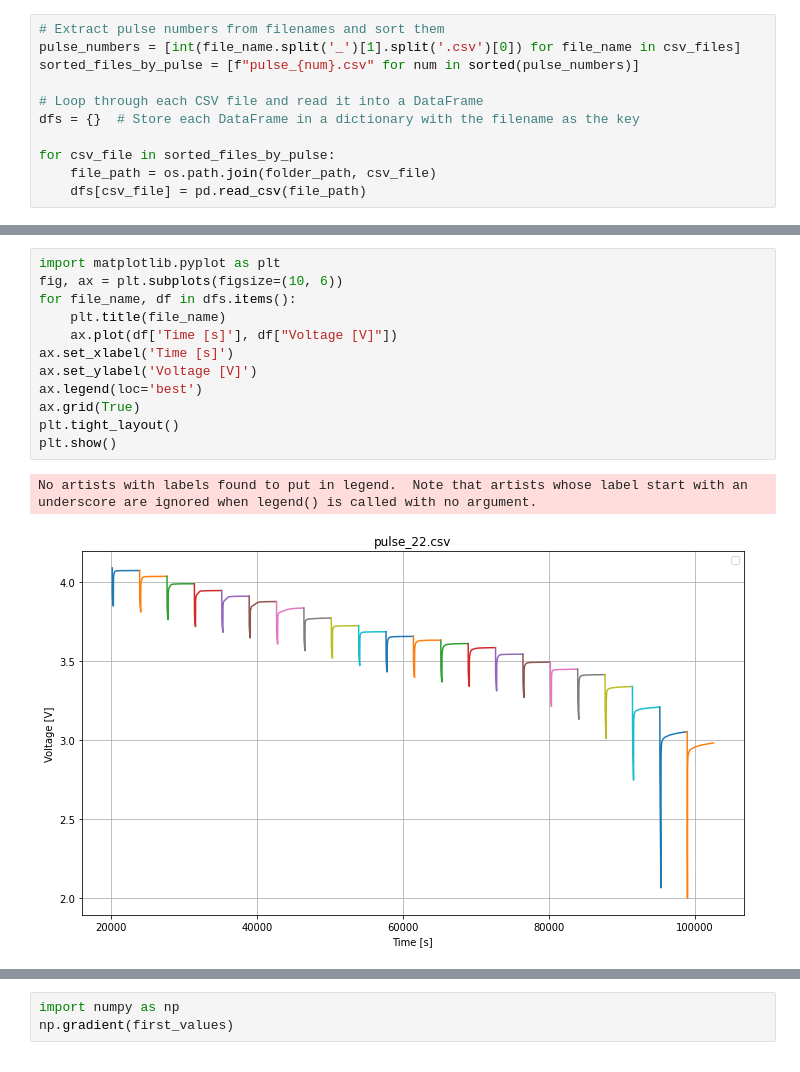
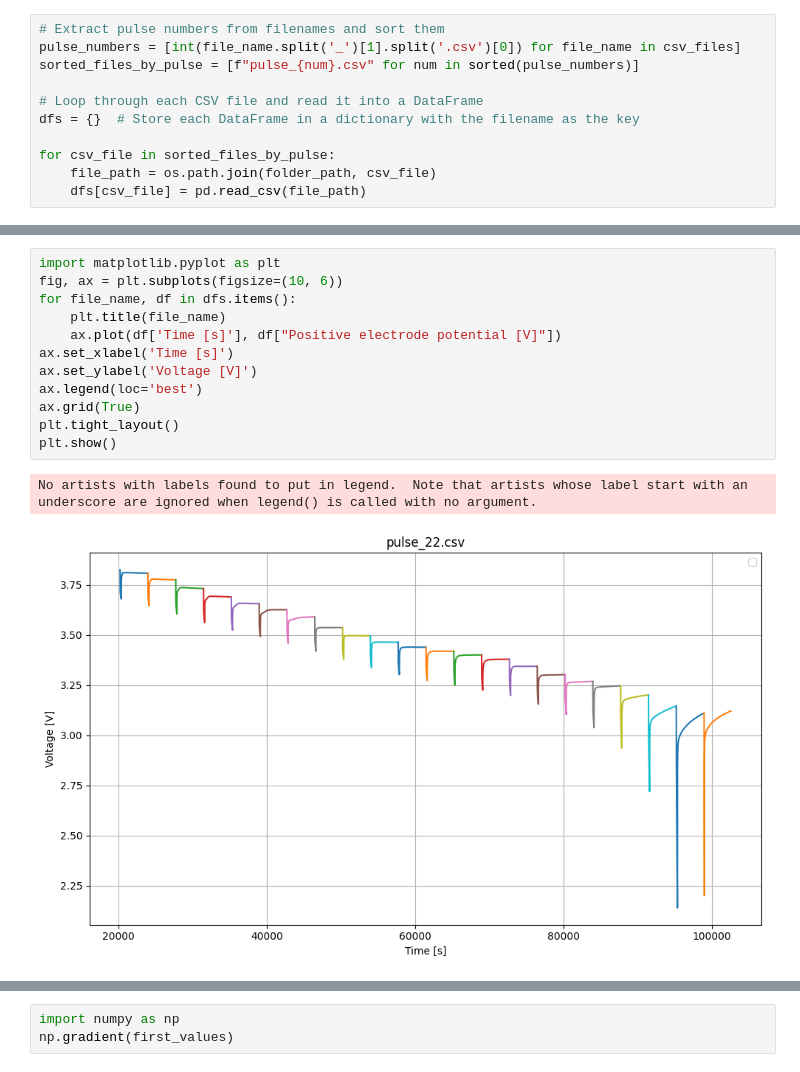
Before and after one commit to paramm-team/pybamm-param, a Jupyter notebook: examples/notebooks/GITT_loop.ipynb, the cells around one changed output, grey strips where cells are left out. Drawn from its saved outputs; the diff is of its cells as text.

```diff
--- a/examples/notebooks/GITT_loop.ipynb
+++ b/examples/notebooks/GITT_loop.ipynb
@@ -37,18 +48,18 @@ dict_keys(['pulse_1.csv', 'pulse_2.csv', 'pulse_3.csv', 'pulse_4.csv', 'pulse_5.
 # %%
 import matplotlib.pyplot as plt
 fig, ax = plt.subplots(figsize=(10, 6))
 for file_name, df in dfs.items():
     plt.title(file_name)
-    ax.plot(df['Time [s]'], df["Voltage [V]"])
+    ax.plot(df['Time [s]'], df["Positive electrode potential [V]"])
 ax.set_xlabel('Time [s]')
 ax.set_ylabel('Voltage [V]')
 ax.legend(loc='best')
 ax.grid(True)
 plt.tight_layout()
 plt.show()
 # %% [output]
 No artists with labels found to put in legend.  Note that artists whose label start with an underscore are ignored when legend() is called with no argument.
-[figure, old version]
+[figure, new version]
 # %%
 # Create a list to collect the first value from each DataFrame
 first_values = [df['Voltage [V]'][0] for _, df in dfs.items()]
```
Also changed, not shown: parts of 7 cells of this notebook, 1 other file.
